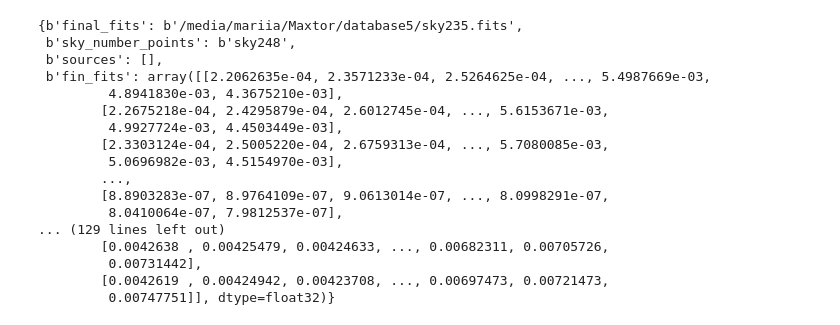
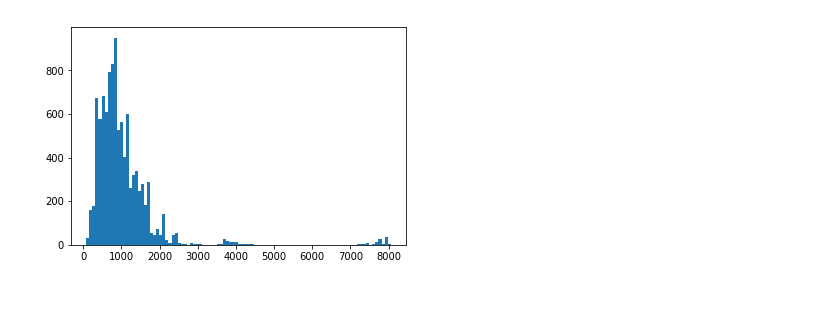
Before and after one commit to MariiaDrozdova/fermi, a Jupyter notebook: Deconvolution/Likelihood approach.ipynb, the cells around one changed output. Cells and saved outputs as stored; diff of their text form; code cells hidden in the pictures; blank space fills up the shorter version.

Commit message:
10**4 images

```diff
--- a/Deconvolution/Likelihood approach.ipynb
+++ b/Deconvolution/Likelihood approach.ipynb
@@ -4,7 +4,9 @@ import os
 import warnings
 import numpy as np
 import pickle
+import tqdm
 import matplotlib.pyplot as plt
+from astropy.io import fits
 from sklearn.neighbors import BallTree
 warnings.filterwarnings('ignore')
 
@@ -17,25 +19,11 @@ def distance(true_coords_vector, coords_vector):
     coords = np.unique(coords_vector, axis=0)
     tree_true_coords = BallTree(true_coords)
     tree_coords = BallTree(coords)
-    distance_from_true_array, ind = tree_true_coords.query(coords)
-    distance_from_found_array, ind = tree_coords.query(true_coords)
+    distance_from_true_array, _ = tree_true_coords.query(coords)
+    distance_from_found_array, _ = tree_coords.query(true_coords)
     distance_from_found = np.sum(distance_from_found_array)
     distance_from_true = np.sum(distance_from_true_array)
     return np.sum(distance_from_found_array) + np.sum(distance_from_true_array)
-
-def plot_d(d):
-    plt.imshow(d[b'fin_fits'], cmap='viridis')
-    plt.title("Recovered image")
-    plt.show()
-    plt.imshow(d[b'observations'], cmap='viridis')
-    plt.title("Original noised image")
-    plt.show()
-    plt.imshow(d[b'original'], cmap='viridis')
-    plt.title("Original image")
-    plt.show()
-    print(d[b'koefs'])
-    print('Recovered indexes: ' + str(d[b'indexes']))
-    print('Real indexes(no order): ' + str(np.array(d[b'original_coords']).astype(int)))
 
 def load_obj(name ):
 
@@ -43,7 +31,7 @@ def load_obj(name ):
         return pickle.load(f, encoding='bytes')
 
 distances = []
-for i in os.listdir("/media/mariia/Maxtor/database5/results/"):
+for i in tqdm.tqdm(os.listdir("/media/mariia/Maxtor/database5/results/")):
     d =load_obj(i[:-4])
     distances.append(distance(d[b'original_coords'], d[b'indexes']))
 
@@ -58,20 +46,5 @@ plt.show()
-# %%
-load_obj("combination_0.601995915992_sky248_1.41898759345_sky235")
-# %% [output]
-{b'final_fits': b'/media/mariia/Maxtor/database5/sky235.fits',
- b'sky_number_points': b'sky248',
- b'sources': [],
- b'fin_fits': array([[2.2062635e-04, 2.3571233e-04, 2.5264625e-04, ..., 5.4987669e-03,
-         4.8941830e-03, 4.3675210e-03],
-        [2.2675218e-04, 2.4295879e-04, 2.6012745e-04, ..., 5.6153671e-03,
-         4.9927724e-03, 4.4503449e-03],
-        [2.3303124e-04, 2.5005220e-04, 2.6759313e-04, ..., 5.7080085e-03,
-         5.0696982e-03, 4.5154970e-03],
-        ...,
-        [8.8903283e-07, 8.9764109e-07, 9.0613014e-07, ..., 8.0998291e-07,
-         8.0410064e-07, 7.9812537e-07],
-... (129 lines left out)
-        [0.0042638 , 0.00425479, 0.00424633, ..., 0.00682311, 0.00705726,
-         0.00731442],
-        [0.0042619 , 0.00424942, 0.00423708, ..., 0.00697473, 0.00721473,
-         0.00747751]], dtype=float32)}
+# %%
+plt.hist(distances, bins=100)
+plt.show()
+# %% [output]
+[figure, added]
```
Also changed, not shown: parts of 2 cells of this notebook.
